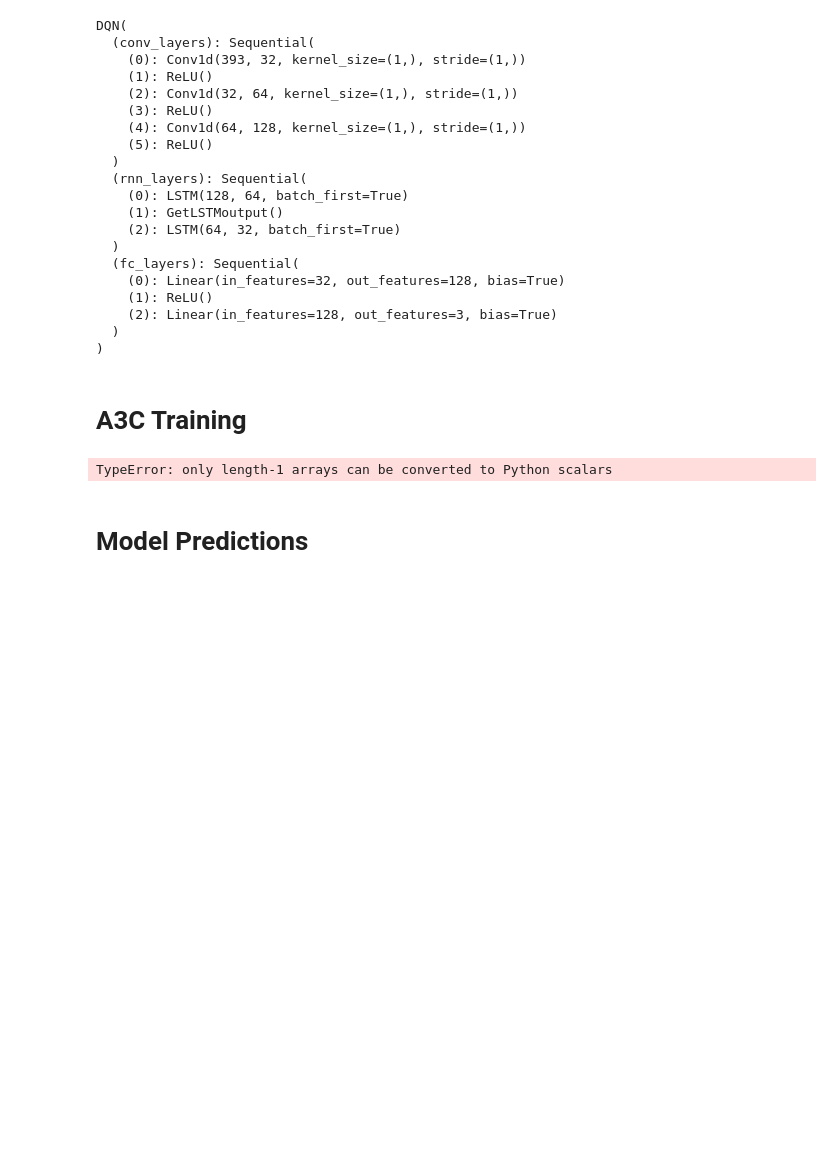
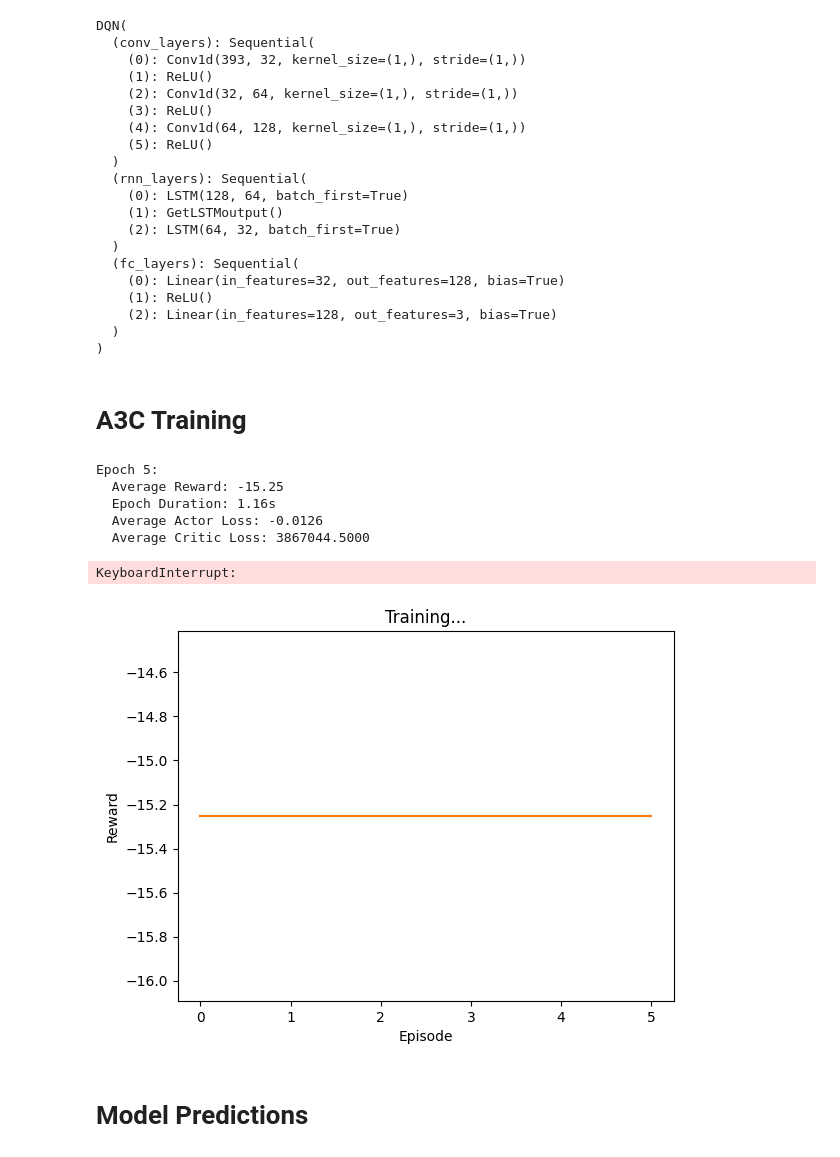
Before and after one commit to leidindi/PPO-RL-AGENT, a Jupyter notebook: model/main_notebook.ipynb, the cells around one changed output. Saved outputs shown, nothing was run; the diff lists cells and outputs as text; code cells hidden in the pictures; blank space fills up the shorter version.

```diff
--- a/model/main_notebook.ipynb
+++ b/model/main_notebook.ipynb
@@ -520,7 +519,7 @@ DQN(
 def track_progress(epoch, epoch_time, rewards, actor_losses, critic_losses):
     print(f"Epoch {epoch}:")
     print(f"  Average Reward: {np.mean(rewards):.2f}")
-    print(f"  Epoch Length: {epoch_time:.2f}s")
+    print(f"  Epoch Duration: {epoch_time:.2f}s")
     print(f"  Average Actor Loss: {np.mean(actor_losses):.4f}")
     print(f"  Average Critic Loss: {np.mean(critic_losses):.4f}")
     print()
@@ -560,21 +559,13 @@ class ActorCritic(nn.Module):
     def __init__(self, input_size, num_actions):
         super(ActorCritic, self).__init__()
         self.fc_actor = nn.Sequential(
-            nn.Linear(input_size, 128),
+            nn.Linear(input_size, 512),
             nn.ReLU(),
-            nn.Linear(128, 256),
-            nn.ReLU(),
-            nn.Linear(256, 512),
-            nn.Softmax(dim=1),
             nn.Linear(512, num_actions)
         )
         self.fc_critic = nn.Sequential(
-            nn.Linear(input_size, 128),
+            nn.Linear(input_size, 512),
             nn.ReLU(),
-            nn.Linear(128, 256),
-            nn.ReLU(),
-            nn.Linear(256, 512),
-            nn.Softmax(),
             nn.Linear(512, 1)
         )
 
@@ -583,17 +574,17 @@ class ActorCritic(nn.Module):
         value = self.fc_critic(x)
         return policy, value
 
-def train(shared_model, num_epochs, seed):
+def train(shared_model, optimizer, num_epochs, seed):
     # Initialize environment and model
-    days = 7
+    days = 1
     day_offset = 0
     charge_penatly_mwh = 8.0
 
     env_train = gym.make('gym_environment:gym_environment/SimpleBattery', days=days, predict=True, day_offset=day_offset, charge_penalty_mwh=charge_penatly_mwh, seed=seed)
     env_train = FlattenObservation(env_train)
     torch.manual_seed(seed)
-    shared_model = ActorCritic(env_train.observation_space.shape[0], env_train.action_space.n).to(device)
-    shared_model.train()
+    local_model = ActorCritic(env_train.observation_space.shape[0], env_train.action_space.n).to(device)
+    local_model.train()
 
     gamma = 0.99
     tau = 1.0
@@ -628,7 +619,7 @@ def train(shared_model, num_epochs, seed):
             while not truncated:
                 episode_length += 1
                 state = torch.tensor(state, dtype=torch.float32, device=device)
-                policy, value = shared_model(state.unsqueeze(0))
+                policy, value = local_model(state.unsqueeze(0))
                 dist = Categorical(policy)
                 action = dist.sample()
                 log_prob = dist.log_prob(action)
@@ -643,7 +634,7 @@ def train(shared_model, num_epochs, seed):
                 if done:
                     break
 
-            R = torch.zeros(1, 1, device=device) if done else shared_model(torch.tensor(state, dtype=torch.float32, device=device).unsqueeze(0))[1]
+            R = torch.zeros(1, 1, device=device) if done else local_model(torch.tensor(next_state, dtype=torch.float32, device=device).unsqueeze(0))[1]
             values.append(R)
             actor_loss = 0
             critic_loss = 0
@@ -653,37 +644,54 @@ def train(shared_model, num_epochs, seed):
                 R = gamma * R + rewards_ep[i]
                 advantage = R - values[i]
                 critic_loss += 0.5 * advantage.pow(2)
                 TD = rewards_ep[i] + gamma * values[i + 1].detach() - values[i].detach()
                 gae = gae * gamma * tau + TD
                 actor_loss += -log_probs[i] * gae - 0.01 * entropies[i]
 
             optimizer.zero_grad()
             (actor_loss + 0.5 * critic_loss).backward()
             nn.utils.clip_grad_norm_(shared_model.parameters(), 40)
+            for param, shared_param in zip(local_model.parameters(), shared_model.parameters()):
+                if shared_param.grad is None:
+                    shared_param._grad = param.grad
+                else:
+                    shared_param.grad.data.copy_(param.grad.data)
             optimizer.step()
 
             rewards.append(sum(rewards_ep))
             actor_losses.append(actor_loss.item())
             critic_losses.append(critic_loss.item())
-
 
             if done:
                 break
 
 
         # Print time taken per epoch
         end_time = time.time()
         epoch_time = end_time - start_time
         epoch_rewards.append(rewards)
         track_progress(epoch, epoch_time, rewards, actor_losses, critic_losses)
         means = plot_durations(epoch_rewards, means)
 
 # Usage example:
 device = 'cpu'
-num_epochs = 50
-train(0, num_epochs, 123)
+num_epochs = 600
+
+env_main = gym.make('gym_environment:gym_environment/SimpleBattery')
+env_main = FlattenObservation(env_main)
+shared_model = ActorCritic(env_main.observation_space.shape[0], env_main.action_space.n)
+shared_model.share_memory()
+optimizer = optim.Adam(shared_model.parameters(), lr=1e-4)
+
+train(shared_model, optimizer, num_epochs, 123)
 # %% [output]
-TypeError: only length-1 arrays can be converted to Python scalars
+Epoch 5:
+  Average Reward: -15.25
+  Epoch Duration: 1.16s
+  Average Actor Loss: -0.0126
+  Average Critic Loss: 3867044.5000
+KeyboardInterrupt:
+[figure, added]
 # %% [markdown]
 # Model Predictions
 # %% [markdown]
```
Also changed, not shown: parts of 1 cell of this notebook, 1 other file.
